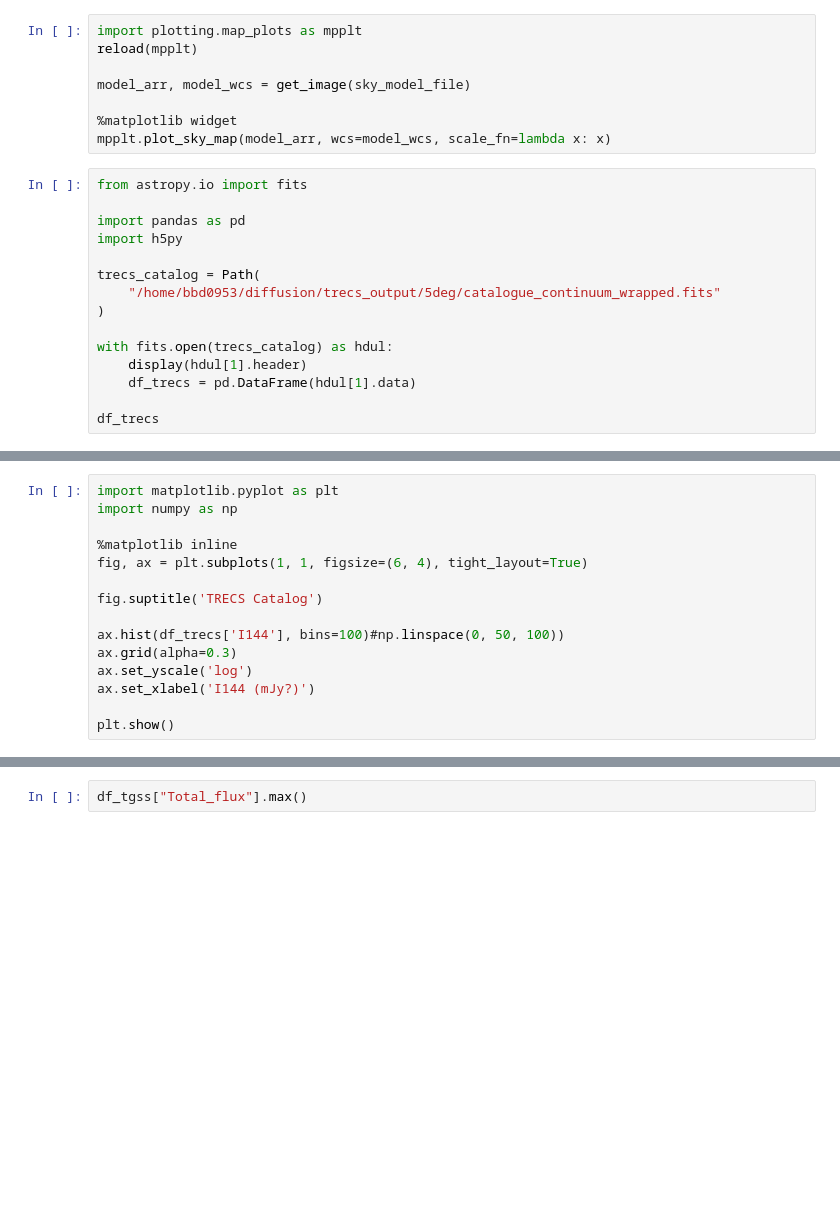
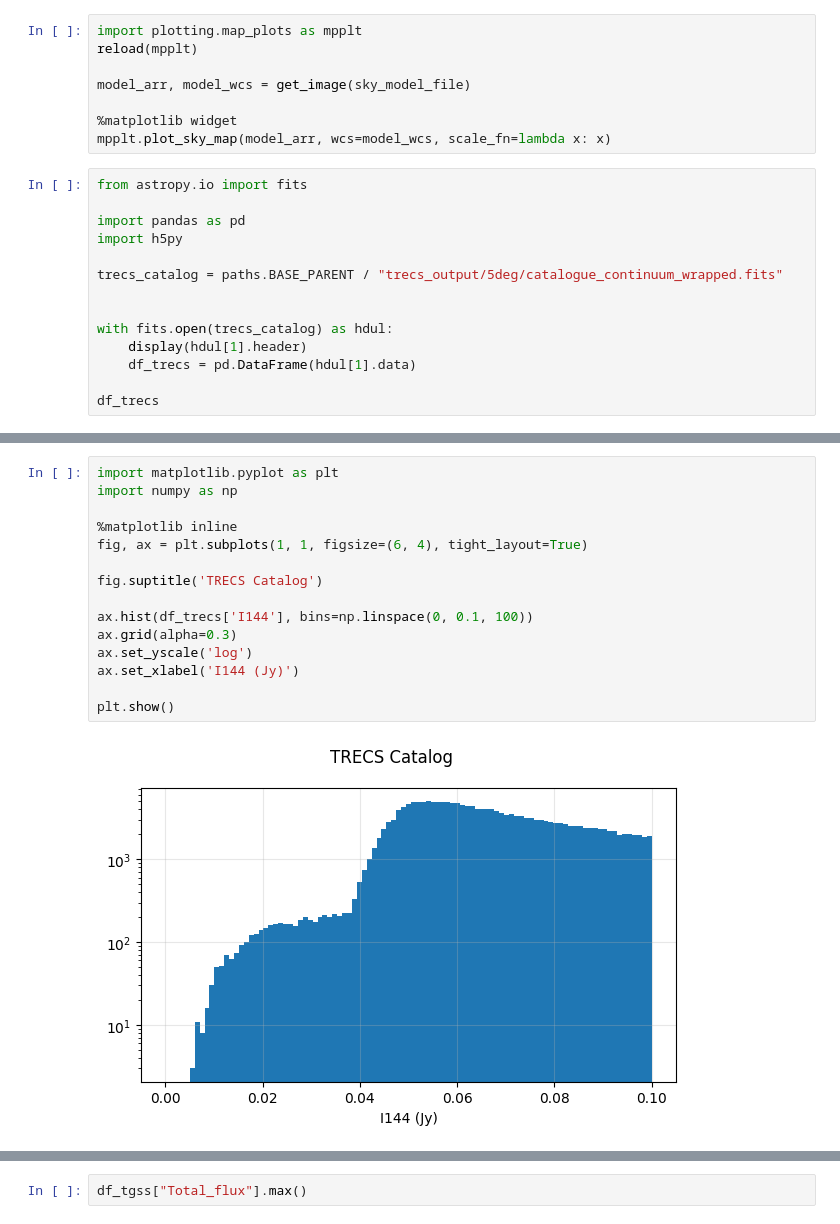
Before and after one commit to tmartinezML/LOFAR-Diffusion, a Jupyter notebook: src/notebooks/sky_maps.ipynb, the cells around one changed output, grey strips where cells are left out. Drawn from its saved outputs; the diff is of its cells as text; blank space fills up the shorter version.

```diff
--- a/src/notebooks/sky_maps.ipynb
+++ b/src/notebooks/sky_maps.ipynb
@@ -263,9 +314,8 @@ from astropy.io import fits
 import pandas as pd
 import h5py
 
-trecs_catalog = Path(
-    "/home/bbd0953/diffusion/trecs_output/5deg/catalogue_continuum_wrapped.fits"
-)
+trecs_catalog = paths.BASE_PARENT / "trecs_output/5deg/catalogue_continuum_wrapped.fits"
+
 
 with fits.open(trecs_catalog) as hdul:
     display(hdul[1].header)
@@ -275,18 +386,20 @@ df_trecs
 # %%
 import matplotlib.pyplot as plt
 import numpy as np
 
 %matplotlib inline
 fig, ax = plt.subplots(1, 1, figsize=(6, 4), tight_layout=True)
 
 fig.suptitle('TRECS Catalog')
 
-ax.hist(df_trecs['I144'], bins=100)#np.linspace(0, 50, 100))
+ax.hist(df_trecs['I144'], bins=np.linspace(0, 0.1, 100))
 ax.grid(alpha=0.3)
 ax.set_yscale('log')
-ax.set_xlabel('I144 (mJy?)')
+ax.set_xlabel('I144 (Jy)')
 
 plt.show()
+# %% [output]
+[figure, added]
 # %%
 tgss_catalog = Path(
     "/hs/fs08/data/group-brueggen/tmartinez/ddf-pipeline/catalogs/TGSSADR1_7sigma_catalog.fits"
```
Also changed, not shown: parts of 21 cells of this notebook, 5 other files.
